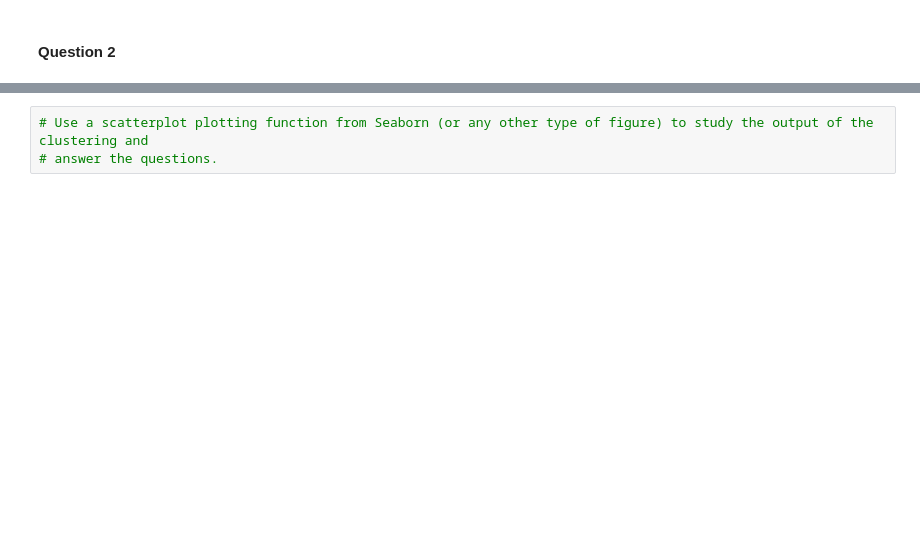
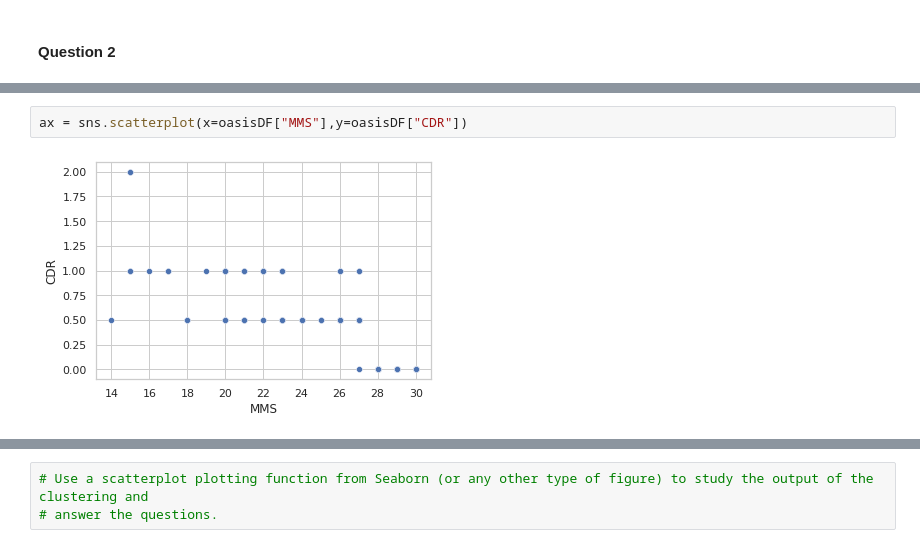
Before and after one commit to lphoogenboom/altenheim, a Jupyter notebook: Jupyter/Part_I_SC42140.ipynb, the cells around one changed output, grey strips where cells are left out. Saved outputs shown, nothing was run; the diff lists cells and outputs as text; blank space fills up the shorter version.

```diff
--- a/Jupyter/Part_I_SC42140.ipynb
+++ b/Jupyter/Part_I_SC42140.ipynb
@@ -154,0 +166,4 @@ X.head()
+# %%
+ax = sns.scatterplot(x=oasisDF["MMS"],y=oasisDF["CDR"])
+# %% [output]
+[figure, added]
```
Also changed, not shown: parts of 26 cells of this notebook, 1 other file.
